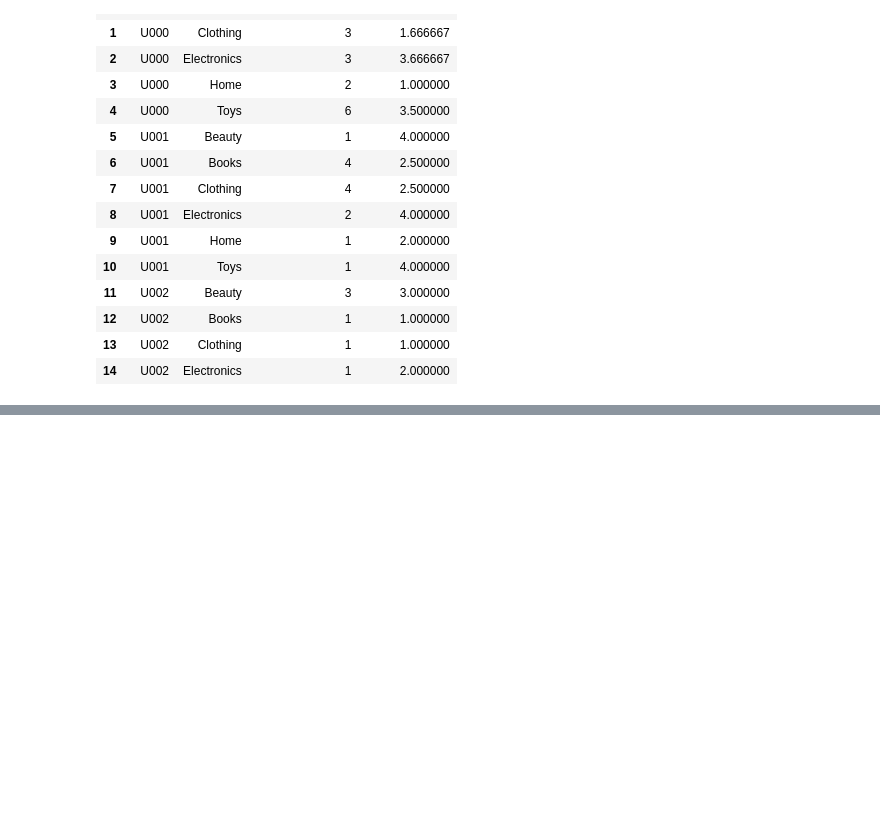
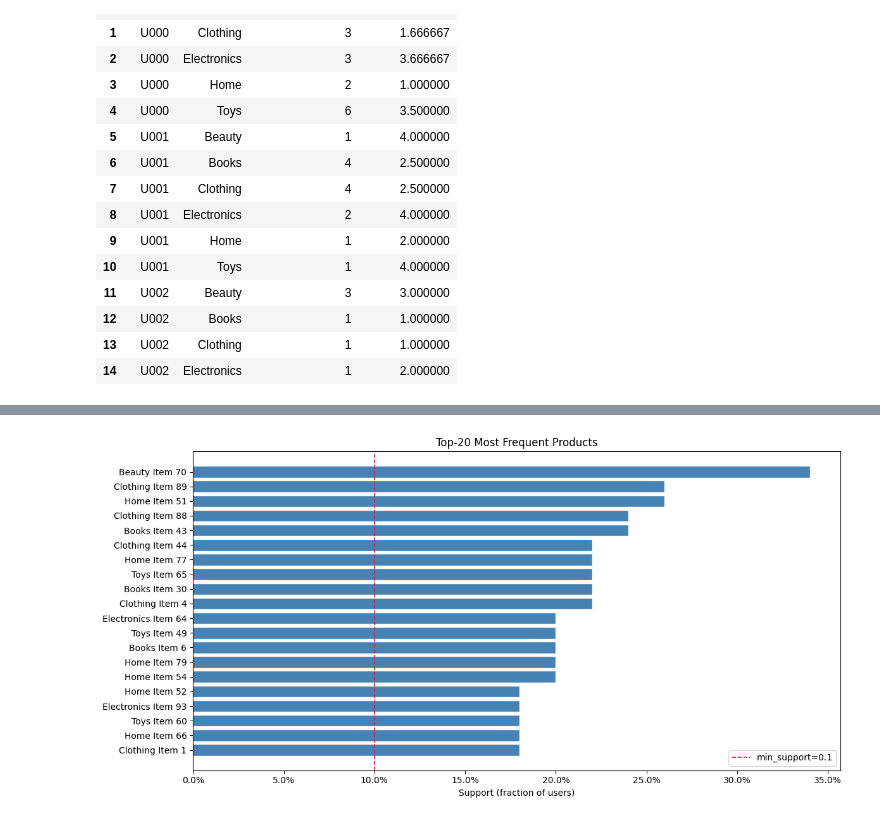
Before and after one commit to Pharo-14/SOEN-471-A2, a Jupyter notebook: src/project_notebook.ipynb, the cells around one changed output, grey strips where cells are left out. Cells and saved outputs as stored; diff of their text form; code cells hidden in the pictures; blank space fills up the shorter version.

Commit message:
Part 3 with visualizations

```diff
--- a/src/project_notebook.ipynb
+++ b/src/project_notebook.ipynb
@@ -153,0 +203,13 @@ user_category_agg.head(15)
+# %%
+from mlxtend.frequent_patterns import apriori
+
+MIN_SUPPORT = 0.10  # itemset must appear in >= 10 % of baskets
+
+frequent_itemsets = apriori(te_df, min_support=MIN_SUPPORT, use_colnames=True)
+frequent_itemsets["length"] = frequent_itemsets["itemsets"].apply(len)
+frequent_itemsets = frequent_itemsets.sort_values("support", ascending=False).reset_index(drop=True)
+
+print(f"Frequent itemsets found : {len(frequent_itemsets)}")
+print("By size:")
+print(frequent_itemsets["length"].value_counts().sort_index().to_string())
+frequent_itemsets.head(20)
@@ -153,0 +281,29 @@ user_category_agg.head(15)
+# %%
+import matplotlib.pyplot as plt
+import matplotlib.ticker as mticker
+
+TOP_N = 20
+
+top_singles = (
+    frequent_itemsets[frequent_itemsets["length"] == 1]
+    .nlargest(TOP_N, "support")
+    .copy()
+)
+top_singles["label"] = top_singles["itemsets"].apply(lambda x: list(x)[0])
+
+fig, ax = plt.subplots(figsize=(12, 6))
+ax.barh(
+    top_singles["label"].iloc[::-1],
+    top_singles["support"].iloc[::-1],
+    color="steelblue", edgecolor="white",
+)
+ax.axvline(MIN_SUPPORT, color="crimson", linestyle="--", linewidth=1.2, label=f"min_support={MIN_SUPPORT}")
+ax.set_xlabel("Support (fraction of users)")
+ax.set_title(f"Top-{TOP_N} Most Frequent Products")
+ax.xaxis.set_major_formatter(mticker.PercentFormatter(xmax=1))
+ax.legend()
+plt.tight_layout()
+plt.savefig("frequent_itemsets_barchart.png", dpi=150, bbox_inches="tight")
+plt.show()
+# %% [output]
+[figure, added]
```
Also changed, not shown: parts of 17 cells of this notebook, 3 other files.
